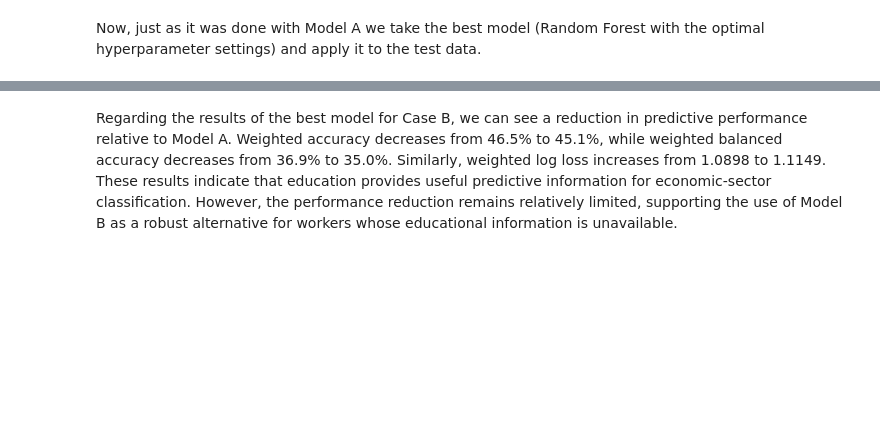
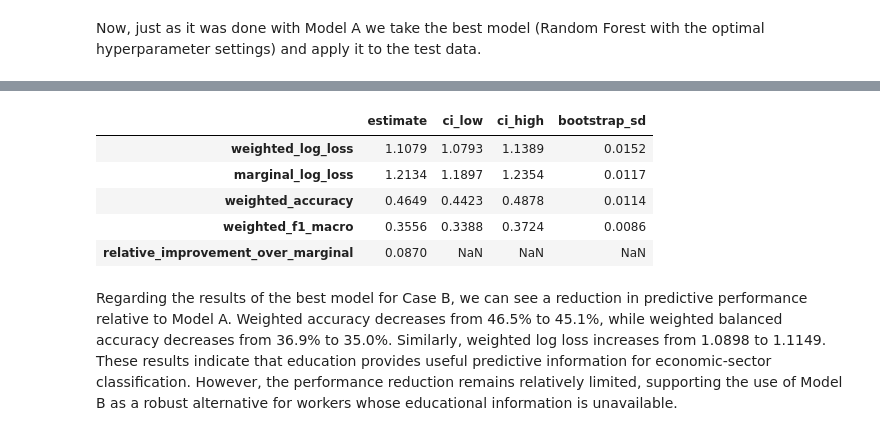
Before and after one commit to CentroFuturoCiudades/informal-jobs-model, a Jupyter notebook: notebooks/04_impute_economic_sector.ipynb, the cells around one changed output, grey strips where cells are left out. Saved outputs shown, nothing was run; the diff lists cells and outputs as text; code cells hidden in the pictures; blank space fills up the shorter version.

```diff
--- a/notebooks/04_impute_economic_sector.ipynb
+++ b/notebooks/04_impute_economic_sector.ipynb
@@ -384,6 +414,18 @@ without_education_metrics.round(4)
 # %% [output]
 |  | accuracy | balanced_accuracy | f1_macro | weighted_accuracy | weighted_balanced_accuracy | weighted_f1_macro | ... |
 | 0 | 0.4568 | 0.358 | 0.3481 | 0.4649 | 0.3684 | 0.3556 | ... |
+# %%
+# Held-out metrics with household-bootstrap 95% intervals (500 resamples of test households) and the honest baseline:
+# the weighted-marginal predictor (constant class shares), not the uniform log(4).
+without_education_uncertainty = src.sector_test_metrics_with_uncertainty(without_education_best_model, od_sector_test, sector_features=without_education_features)
+without_education_uncertainty.round(4)
+# %% [output]
+|  | estimate | ci_low | ci_high | bootstrap_sd |
+| weighted_log_loss | 1.1079 | 1.0793 | 1.1389 | 0.0152 |
+| marginal_log_loss | 1.2134 | 1.1897 | 1.2354 | 0.0117 |
+| weighted_accuracy | 0.4649 | 0.4423 | 0.4878 | 0.0114 |
+| weighted_f1_macro | 0.3556 | 0.3388 | 0.3724 | 0.0086 |
+| relative_improvement_over_marginal | 0.0870 | NaN | NaN | NaN |
 # %% [markdown]
 Regarding the results of the best model for Case B, we can see a reduction in predictive performance relative to Model A. Weighted accuracy decreases from 46.5% to 45.1%, while weighted balanced accuracy decreases from 36.9% to 35.0%. Similarly, weighted log loss increases from 1.0898 to 1.1149. These results indicate that education provides useful predictive information for economic-sector classification. However, the performance reduction remains relatively limited, supporting the use of Model B as a robust alternative for workers whose educational information is unavailable.
 # %%
```
Also changed, not shown: parts of 3 cells of this notebook, 16 other files.
